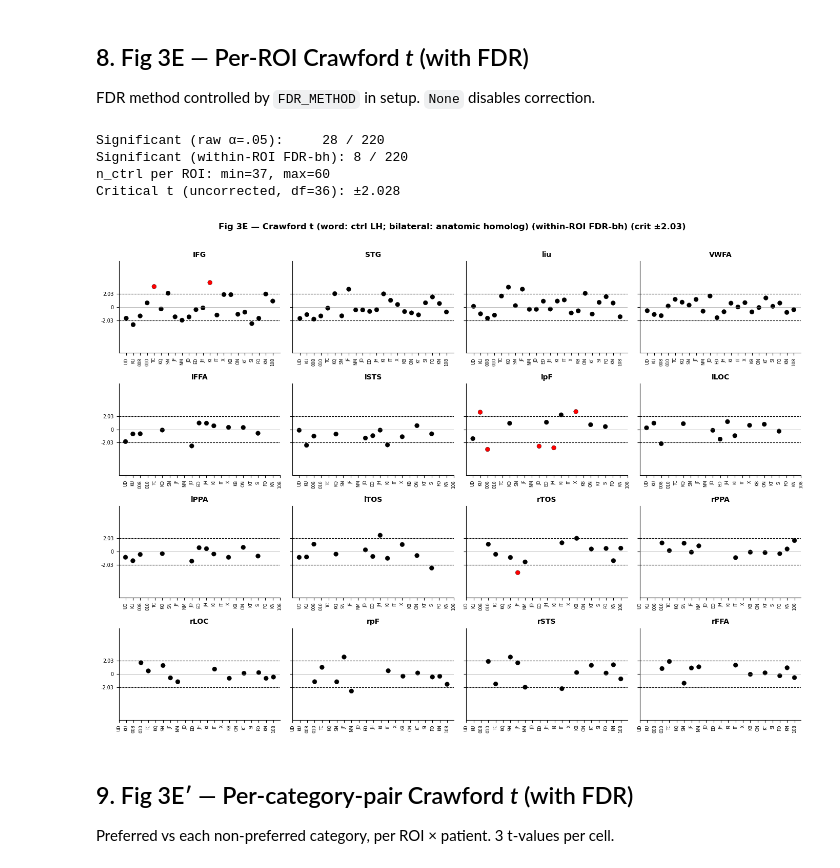
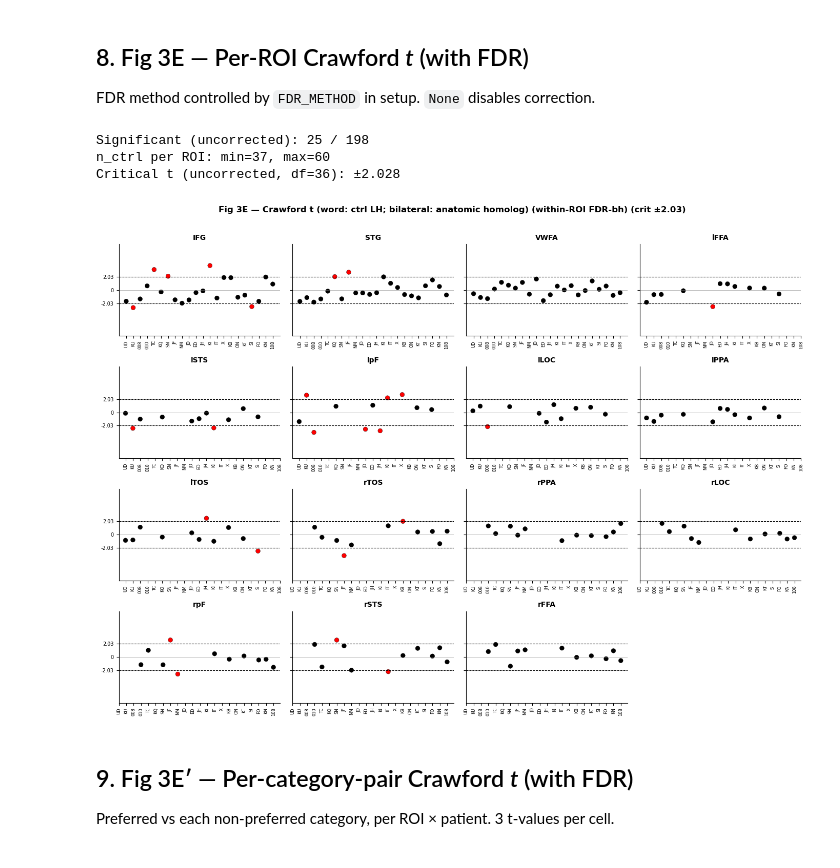
Before and after one commit to cnsimmons/sym_pt, a Jupyter notebook: liu_recreation_v12.ipynb, the cells around one changed output. Drawn from its saved outputs; the diff is of its cells as text; code cells hidden in the pictures.

```diff
--- a/liu_recreation_v12.ipynb
+++ b/liu_recreation_v12.ipynb
@@ -652,8 +598,15 @@ MNI_CSV = Path(processed_dir) / 'group_results' / 'peak_coords' / 'peak_coords_m
 
 CATS_PEAK = [
     ('face_FFA',  '#cc0066'),
-    ('house_PPA', '#009900'),
+    #('house_PPA', '#009900'),
     ('house_TOS', '#66cc66'),
+    ('object_pF', '#0077cc'),
+    ('word_VWFA', '#ff8800'),
+]
+
+CATS_PEAK = [
+    ('face_FFA',  '#cc0066'),
+    ('house_TOS', '#009900'),
     ('object_pF', '#0077cc'),
     ('word_VWFA', '#ff8800'),
 ]
@@ -1010,6 +1186,20 @@ plt.show()
 
 FDR method controlled by `FDR_METHOD` in setup. `None` disables correction.
 # %%
+ROI_ORDER = [
+    ('word_IFG',      'pooled'),
+    ('word_STG',      'pooled'),
+    ('word_VWFA',     'pooled'),
+    ('face_FFA',      'l'),  ('face_STS', 'l'),
+    ('object_pF',     'l'),  ('object_LOC','l'),
+    ('house_PPA',     'l'),  ('house_TOS','l'),
+    ('house_TOS',     'r'),  ('house_PPA','r'),
+    ('object_LOC',    'r'),  ('object_pF','r'),
+    ('face_STS',      'r'),  ('face_FFA', 'r'),
+]
+
+n = len(ROI_ORDER)
+
 t_mat = np.full((n, len(otc_subs)), np.nan)
 p_mat = np.full((n, len(otc_subs)), np.nan)
 n_ctrls_roi = np.zeros(n, dtype=int)
@@ -1031,7 +1221,7 @@ crit_3E = float(tdist.ppf(0.975, df=min_df))
 
 # FDR scoped WITHIN each ROI (across patients), not globally.
 sig_mat = np.abs(t_mat) > crit_3E
-if FDR_METHOD is not None:
+if FDR_METHOD is None:
     sig_mat = np.zeros_like(t_mat, dtype=bool)
     for r in range(n):
         sig_mat[r, :] = fdr_correct(p_mat[r, :], method=FDR_METHOD)
@@ -1047,36 +1237,35 @@ print(f'Critical t (uncorrected, df={min_df}): ±{crit_3E:.3f}\n')
 
 n_cols_3E = 4
 n_rows_3E = int(np.ceil(n / n_cols_3E))
 fig, axes = plt.subplots(n_rows_3E, n_cols_3E, figsize=(3.5 * n_cols_3E, 2.5 * n_rows_3E), sharey=True)
 axes = axes.flatten()
 pt_labels = [SUB_CODES.get(s, s.replace('sub-', '')) for s in otc_subs]
 for r, (roi, hspec) in enumerate(ROI_ORDER):
     ax = axes[r]
     xs = np.arange(len(otc_subs))
     tv = t_mat[r]
     colors = ['red' if sig_mat[r, i] else 'black' for i in range(len(otc_subs))]
     ax.scatter(xs, tv, s=40, c=colors, edgecolors='k', linewidth=0.3)
     ax.axhline( crit_3E, color='k', lw=0.8, ls='--')
     ax.axhline(-crit_3E, color='k', lw=0.8, ls='--')
     ax.axhline(0, color='gray', lw=0.4)
     ax.set_ylim(-7, 7); ax.set_yticks([-crit_3E, 0, crit_3E])
     ax.set_yticklabels([f'{-crit_3E:.2f}', '0', f'{crit_3E:.2f}'], fontsize=7)
     ax.set_xticks(xs); ax.set_xticklabels(pt_labels, rotation=90, fontsize=6)
     ax.set_title(roi_label(roi, hspec), fontsize=10, fontweight='bold')
 for r in range(n, len(axes)):
     axes[r].axis('off')
 suffix = f' (within-ROI FDR-{FDR_METHOD})' if FDR_METHOD else ' (uncorrected)'
 plt.suptitle(f'Fig 3E — Crawford t (word: ctrl LH; bilateral: anatomic homolog){suffix} (crit ±{crit_3E:.2f})',
              fontsize=12, fontweight='bold', y=1.01)
 plt.tight_layout()
 plt.savefig(FIG_DIR / 'liu_exact_fig3E.png', dpi=300, bbox_inches='tight')
 plt.show()
 # %% [output]
-Significant (raw α=.05):     28 / 220
-Significant (within-ROI FDR-bh): 8 / 220
+Significant (uncorrected): 25 / 198
 n_ctrl per ROI: min=37, max=60
 Critical t (uncorrected, df=36): ±2.028
-[figure, old version]
+[figure, new version]
 # %% [markdown]
 ## 9. Fig 3E′ — Per-category-pair Crawford *t* (with FDR)
 
```
Also changed, not shown: parts of 7 cells of this notebook, 5 other files.
